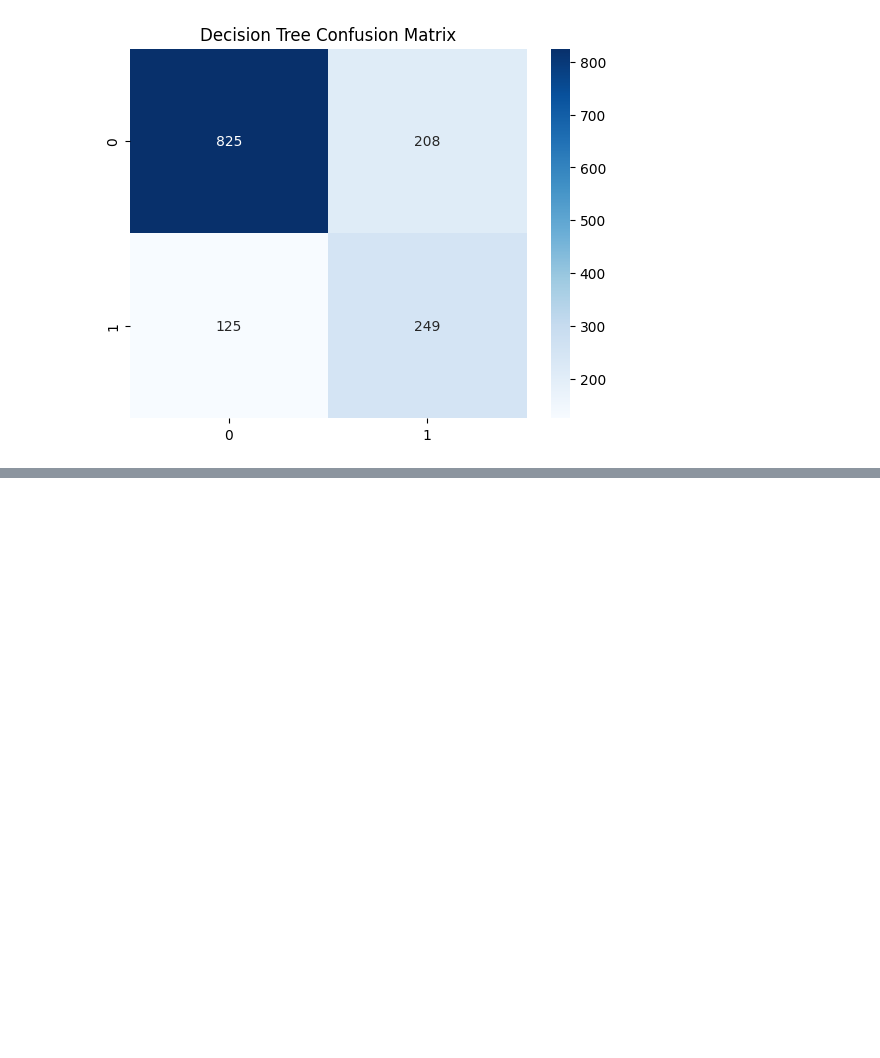
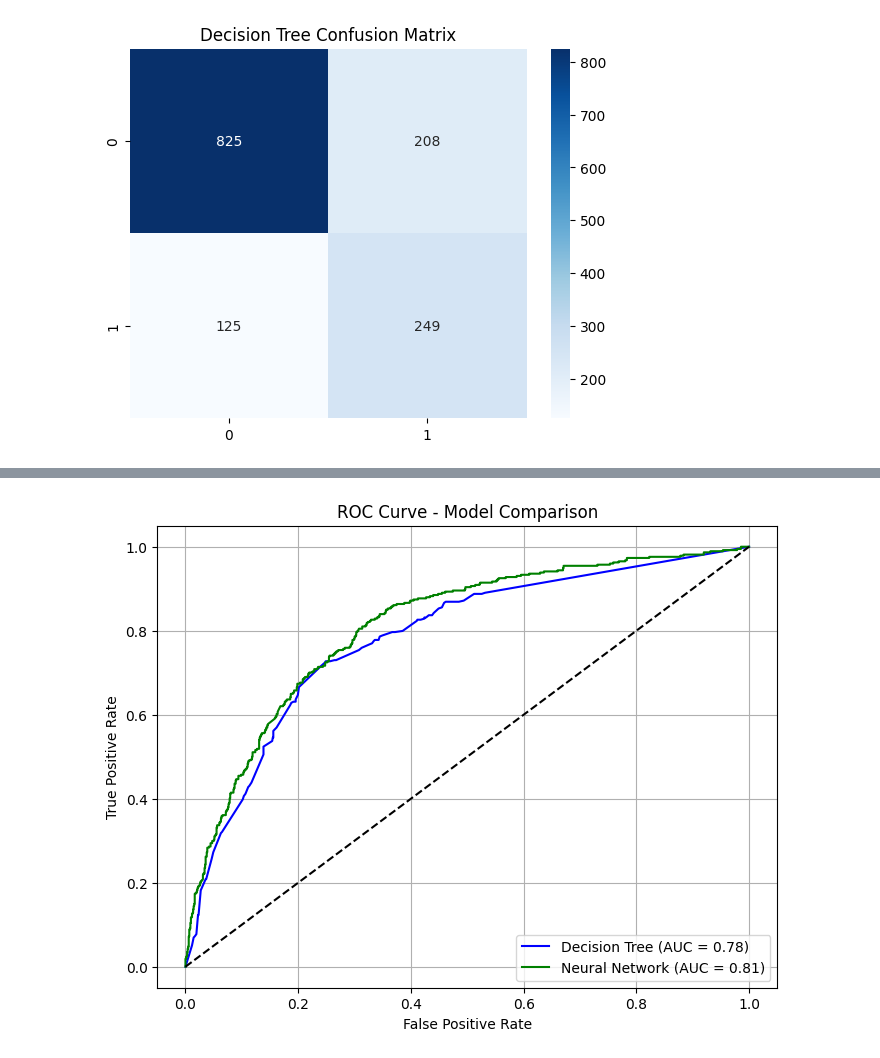
Before and after one commit to AayeshaF/Telco_Churn_Prediction, a Jupyter notebook: CustomerChurnPrediction.ipynb, the cells around one changed output, grey strips where cells are left out. Saved outputs shown, nothing was run; the diff lists cells and outputs as text; code cells hidden in the pictures; blank space fills up the shorter version.

```diff
--- a/CustomerChurnPrediction.ipynb
+++ b/CustomerChurnPrediction.ipynb
@@ -508,0 +673,28 @@ plt.show()
+# %%
+# Get predicted probabilities for Decision Tree
+y_pred_dt_prob = best_dt.predict_proba(X_test)[:, 1]
+
+# Get predicted probabilities for Neural Network
+y_pred_nn_prob = y_pred_prob[:, 0]
+
+# Compute ROC curve and AUC for Decision Tree
+fpr_dt, tpr_dt, _ = roc_curve(y_test, y_pred_dt_prob)
+auc_dt = roc_auc_score(y_test, y_pred_dt_prob)
+
+# Compute ROC curve and AUC for Neural Network
+fpr_nn, tpr_nn, _ = roc_curve(y_test, y_pred_nn_prob)
+auc_nn = roc_auc_score(y_test, y_pred_nn_prob)
+
+# Plot ROC curves
+plt.figure(figsize=(8,6))
+plt.plot(fpr_dt, tpr_dt, label=f"Decision Tree (AUC = {auc_dt:.2f})", color='blue')
+plt.plot(fpr_nn, tpr_nn, label=f"Neural Network (AUC = {auc_nn:.2f})", color='green')
+plt.plot([0,1], [0,1], 'k--')  # diagonal line for random classifier
+plt.xlabel("False Positive Rate")
+plt.ylabel("True Positive Rate")
+plt.title("ROC Curve - Model Comparison")
+plt.legend(loc="lower right")
+plt.grid(True)
+plt.show()
+# %% [output]
+[figure, added]
```
Also changed, not shown: parts of 29 cells of this notebook.
